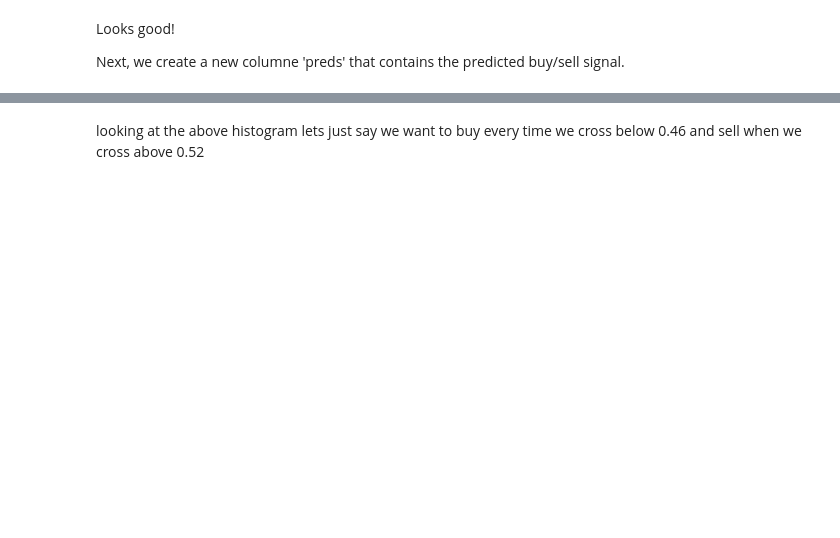
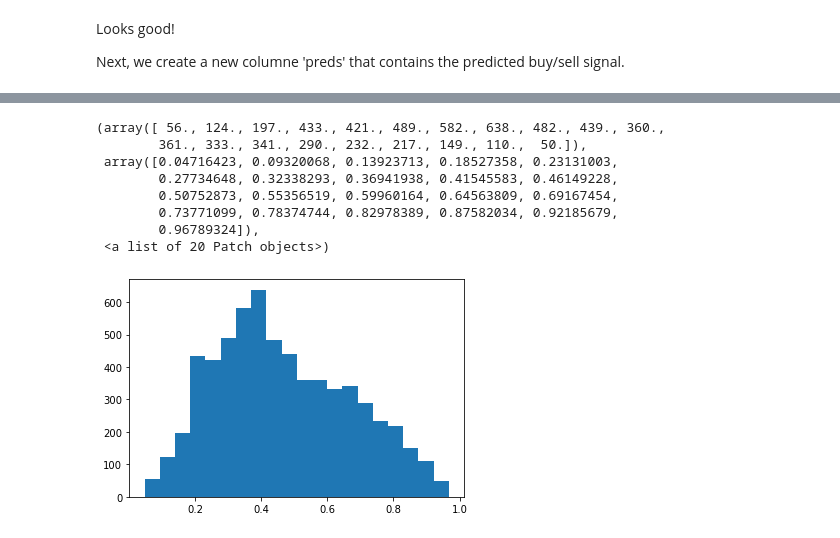
Before and after one commit to claudiolaas/1D-CONV-BTC, a Jupyter notebook: 1_d_convolution_for_time_series.ipynb, the cells around one changed output, grey strips where cells are left out. Saved outputs shown, nothing was run; the diff lists cells and outputs as text; code cells hidden in the pictures; blank space fills up the shorter version.

```diff
--- a/1_d_convolution_for_time_series.ipynb
+++ b/1_d_convolution_for_time_series.ipynb
@@ -426,2 +415,12 @@ plt.hist(test_df['preds'],  bins=20)
-# %% [markdown]
-looking at the above histogram lets just say we want to buy every time we cross below 0.46 and sell when we cross above 0.52
+# %%
+plt.hist(test_df['ratio'],bins=20)
+# %% [output]
+(array([ 56., 124., 197., 433., 421., 489., 582., 638., 482., 439., 360.,
+        361., 333., 341., 290., 232., 217., 149., 110.,  50.]),
+ array([0.04716423, 0.09320068, 0.13923713, 0.18527358, 0.23131003,
+        0.27734648, 0.32338293, 0.36941938, 0.41545583, 0.46149228,
+        0.50752873, 0.55356519, 0.59960164, 0.64563809, 0.69167454,
+        0.73771099, 0.78374744, 0.82978389, 0.87582034, 0.92185679,
+        0.96789324]),
+ <a list of 20 Patch objects>)
+[figure, added]
```
Also changed, not shown: parts of 26 cells of this notebook, 1 other file.
